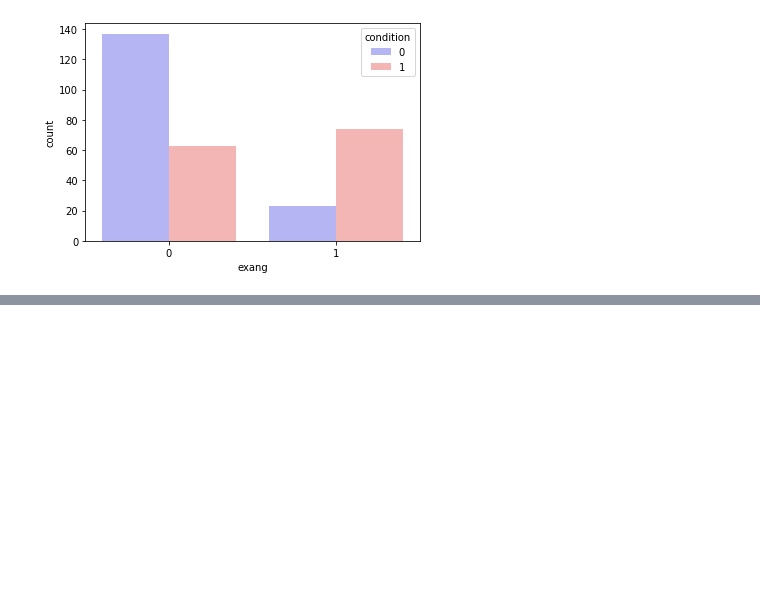
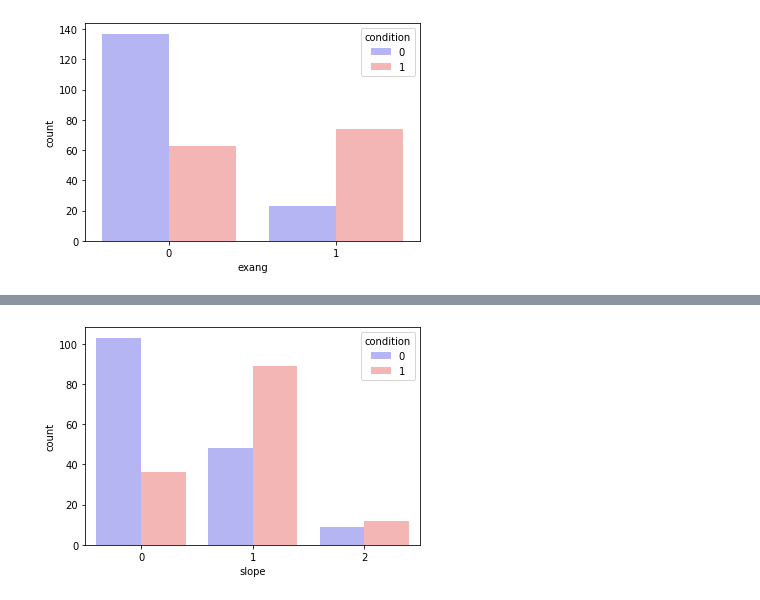
Before and after one commit to NandiSoham/Heart-Disease-Prediction, a Jupyter notebook: heart_disease_prediction.ipynb, the cells around one changed output, grey strips where cells are left out. Drawn from its saved outputs; the diff is of its cells as text; code cells hidden in the pictures; blank space fills up the shorter version.

Commit message:
worked on investigation of different factors such as Thalassemia etc and Visualizing Age Distribution

```diff
--- a/heart_disease_prediction.ipynb
+++ b/heart_disease_prediction.ipynb
@@ -176,0 +180,5 @@ plt.show()
+# %%
+slope_ax = sns.countplot(x=df["slope"], hue=df['condition'], palette='bwr')
+plt.show()
+# %% [output]
+[figure, added]
```
Also changed, not shown: parts of 7 cells of this notebook.
